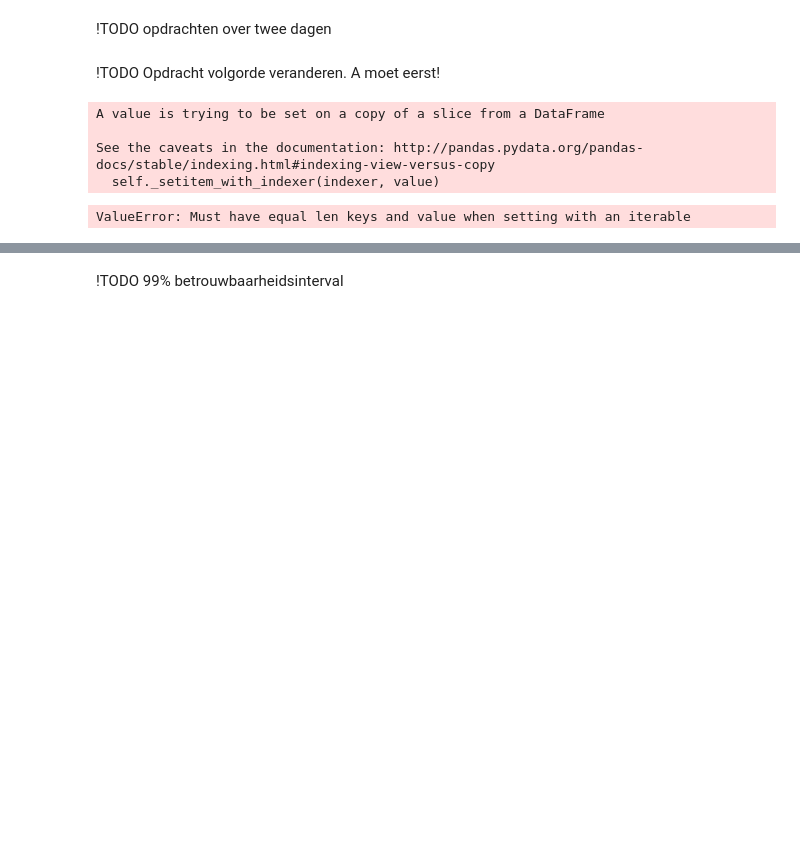
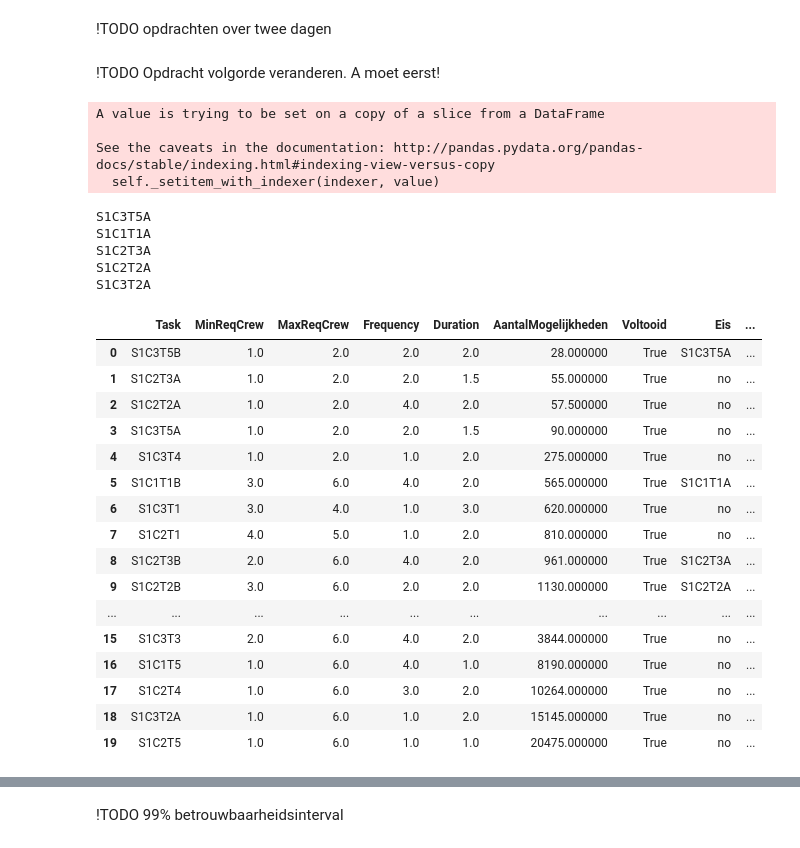
Before and after one commit to Robbertvld/Modelleren, a Jupyter notebook: Verslag.ipynb, the cells around one changed output, grey strips where cells are left out. Drawn from its saved outputs; the diff is of its cells as text; code cells hidden in the pictures; blank space fills up the shorter version.

```diff
--- a/Verslag.ipynb
+++ b/Verslag.ipynb
@@ -328,13 +328,14 @@ dfSprint1['Voltooid'] = False
 dfSprint1['Eis'] = ""
 dfSprint1['Eis']=dfSprint1['Task'].apply(lambda Task: Task[:-1]+'A' if Task.endswith('B') else 'no')
 dfSprint1['Moment Voltooid']= ""
+dfSprint1['Dag Voltooid'] = ""
 # %%
 for i in range(0,len(dfSprint1)):
     a = ZoekKamers(dfSprint1.iloc[i,14:20])
     b = ZoekOpdrachten(dfSprint1.iloc[i,rangeSkills], dfSprint1.iloc[i,20:22])
     c = pd.DataFrame(data = [[a]*len(b),b])
     dfSprint1.iloc[i,26] = MogelijkeCombinaties(c.T, len(a) * len(b))
-    dfSprint1.iloc[i,27] = len(a) * len(b) # >> is een optie, hoeft op zich niet, misschien wel makkelijker
+    dfSprint1.iloc[i,27] = (len(a) * len(b))/(dfSprint1["Frequency"][i]*dfSprint1["MinReqCrew"][i]) # >> is een optie, hoeft op zich niet, misschien wel makkelijker
 # %%
 dfSprint1 = dfSprint1.sort_values(['AantalMogelijkheden'], ascending= [True])
 dfSprint1 = dfSprint1.reset_index(drop=True)
@@ -537,14 +540,39 @@ for i in range(0,len(dfSprint1)):
     if task.Eis != 'no':
         eis = dfSprint1[dfSprint1.Task == task.Eis].iloc[0,:]
         dfKalenderCrew, dfKalenderRoom = InplannenOpdracht(eis,dagIndex, dfKalenderCrew, dfKalenderRoom)
+        eis = dfSprint1[dfSprint1.Task == task.Eis].iloc[0,:]
+        print(eis.Task)
+        dagIndex = int(eis['Dag Voltooid'])
     dfKalenderCrew, dfKalenderRoom = InplannenOpdracht(task,dagIndex, dfKalenderCrew, dfKalenderRoom)
 # %% [output]
 A value is trying to be set on a copy of a slice from a DataFrame
 
 See the caveats in the documentation: http://pandas.pydata.org/pandas-docs/stable/indexing.html#indexing-view-versus-copy
   self._setitem_with_indexer(indexer, value)
-ValueError: Must have equal len keys and value when setting with an iterable
+S1C3T5A
+S1C1T1A
+S1C2T3A
+S1C2T2A
+S1C3T2A
 # %%
-dfSprint1.iloc[:,[0,20,21,22,23,27,28,29,30]]
+dfSprint1.iloc[:,[0,20,21,22,23,27,28,29,30,31]]
+# %% [output]
+|  | Task | MinReqCrew | MaxReqCrew | Frequency | Duration | AantalMogelijkheden | Voltooid | Eis | ... |
+| 0 | S1C3T5B | 1.0 | 2.0 | 2.0 | 2.0 | 28.000000 | True | S1C3T5A | ... |
+| 1 | S1C2T3A | 1.0 | 2.0 | 2.0 | 1.5 | 55.000000 | True | no | ... |
+| 2 | S1C2T2A | 1.0 | 2.0 | 4.0 | 2.0 | 57.500000 | True | no | ... |
+| 3 | S1C3T5A | 1.0 | 2.0 | 2.0 | 1.5 | 90.000000 | True | no | ... |
+| 4 | S1C3T4 | 1.0 | 2.0 | 1.0 | 2.0 | 275.000000 | True | no | ... |
+| 5 | S1C1T1B | 3.0 | 6.0 | 4.0 | 2.0 | 565.000000 | True | S1C1T1A | ... |
+| 6 | S1C3T1 | 3.0 | 4.0 | 1.0 | 3.0 | 620.000000 | True | no | ... |
+| 7 | S1C2T1 | 4.0 | 5.0 | 1.0 | 2.0 | 810.000000 | True | no | ... |
+| 8 | S1C2T3B | 2.0 | 6.0 | 4.0 | 2.0 | 961.000000 | True | S1C2T3A | ... |
+| 9 | S1C2T2B | 3.0 | 6.0 | 2.0 | 2.0 | 1130.000000 | True | S1C2T2A | ... |
+| ... | ... | ... | ... | ... | ... | ... | ... | ... | ... |
+| 15 | S1C3T3 | 2.0 | 6.0 | 4.0 | 2.0 | 3844.000000 | True | no | ... |
+| 16 | S1C1T5 | 1.0 | 6.0 | 4.0 | 1.0 | 8190.000000 | True | no | ... |
+| 17 | S1C2T4 | 1.0 | 6.0 | 3.0 | 2.0 | 10264.000000 | True | no | ... |
+| 18 | S1C3T2A | 1.0 | 6.0 | 1.0 | 2.0 | 15145.000000 | True | no | ... |
+| 19 | S1C2T5 | 1.0 | 6.0 | 1.0 | 1.0 | 20475.000000 | True | no | ... |
 # %%
 dfKalenderCrew.iloc[0,:].DagRooster.dfRooster
```
Also changed, not shown: parts of 15 cells of this notebook.
